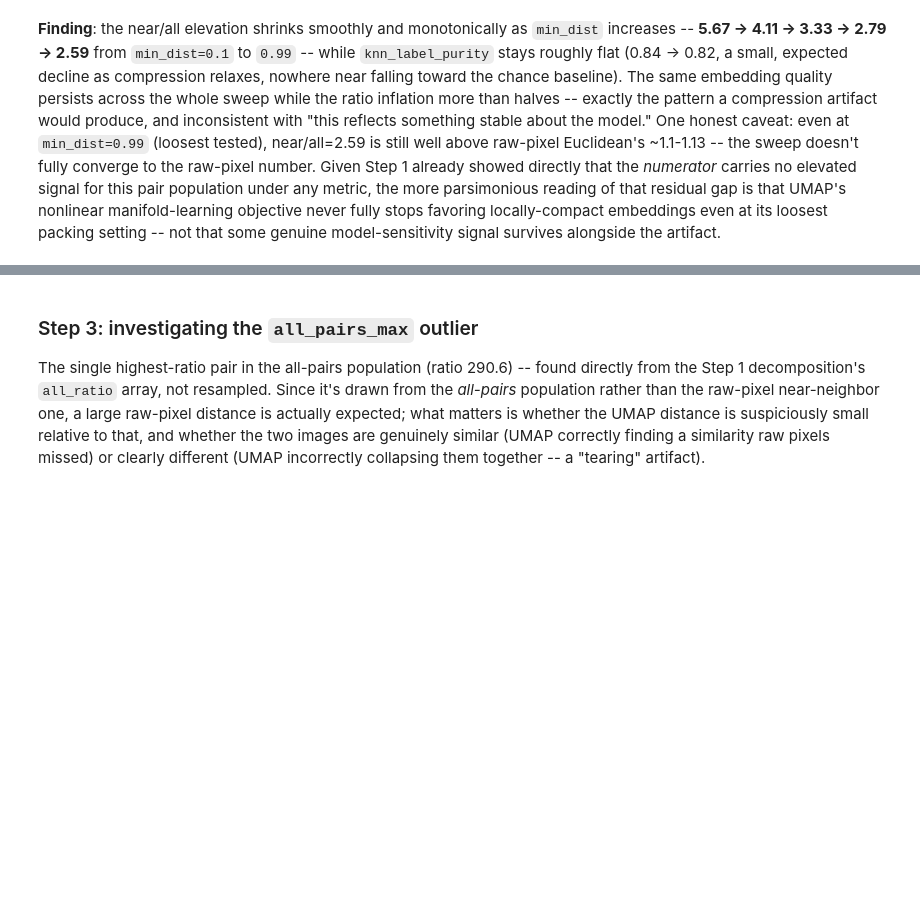
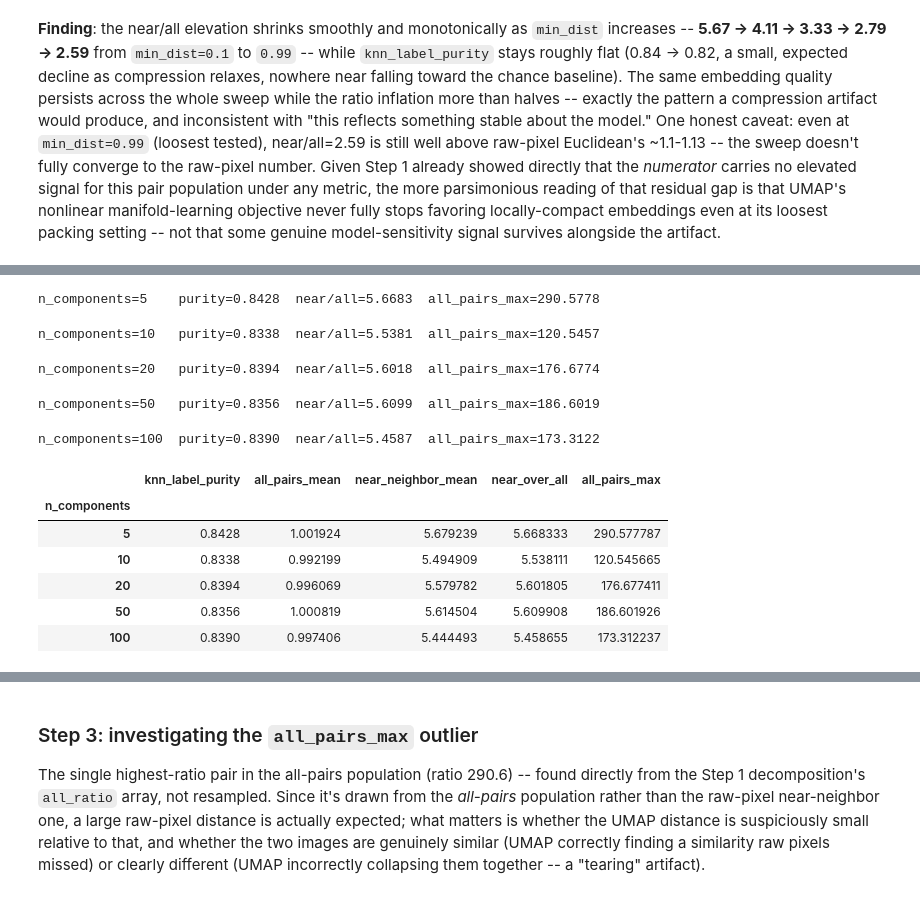
Before and after one commit to Kilobyte947/Datasig, a Jupyter notebook: mnist_lipschitz/notebook_umap.ipynb, the cells around one changed output, grey strips where cells are left out. Drawn from its saved outputs; the diff is of its cells as text; code cells hidden in the pictures; blank space fills up the shorter version.

```diff
--- a/mnist_lipschitz/notebook_umap.ipynb
+++ b/mnist_lipschitz/notebook_umap.ipynb
@@ -475,0 +489,35 @@ artifact.
+# %%
+ncomp_sweep_rows = []
+for n_components in [5, 10, 20, 50, 100]:
+    reducer = umap_embedding.fit_umap_embedding(dev.x_flat, n_components=n_components, seed=SEED,
+                                                   n_neighbors=15, min_dist=0.1)
+    embed_fn = umap_embedding.make_umap_embed_fn(reducer)
+    embedded_val = embed_fn(x_val)
+    purity = umap_embedding.knn_label_purity(embedded_val, y_val, k=5)
+
+    distance_fn = umap_embedding.make_umap_euclidean_distance_fn(reducer, x_reference=test.x_flat)
+    result = run_experiment.run_ratio_distribution_analysis(
+        lr_model, "logistic_regression", f"umap_ncomp{n_components}", test.x_flat, test.y, distance_fn,
+        n_points=1000, k_neighbors=5, seed=SEED, verbose=False)
+    s = result["summary"]
+    near_over_all = s["near_neighbor_mean"] / s["all_pairs_mean"]
+    ncomp_sweep_rows.append({"n_components": n_components, "knn_label_purity": purity,
+                              "all_pairs_mean": s["all_pairs_mean"], "near_neighbor_mean": s["near_neighbor_mean"],
+                              "near_over_all": near_over_all, "all_pairs_max": s["all_pairs_max"]})
+    print(f"n_components={n_components:<4} purity={purity:.4f}  near/all={near_over_all:.4f}  all_pairs_max={s['all_pairs_max']:.4f}")
+
+ncomp_sweep_df = pd.DataFrame(ncomp_sweep_rows).set_index("n_components")
+display(ncomp_sweep_df)
+# %% [output]
+n_components=5    purity=0.8428  near/all=5.6683  all_pairs_max=290.5778
+n_components=10   purity=0.8338  near/all=5.5381  all_pairs_max=120.5457
+n_components=20   purity=0.8394  near/all=5.6018  all_pairs_max=176.6774
+n_components=50   purity=0.8356  near/all=5.6099  all_pairs_max=186.6019
+n_components=100  purity=0.8390  near/all=5.4587  all_pairs_max=173.3122
+|  | knn_label_purity | all_pairs_mean | near_neighbor_mean | near_over_all | all_pairs_max |
+| n_components |  |  |  |  |  |
+| 5 | 0.8428 | 1.001924 | 5.679239 | 5.668333 | 290.577787 |
+| 10 | 0.8338 | 0.992199 | 5.494909 | 5.538111 | 120.545665 |
+| 20 | 0.8394 | 0.996069 | 5.579782 | 5.601805 | 176.677411 |
+| 50 | 0.8356 | 1.000819 | 5.614504 | 5.609908 | 186.601926 |
+| 100 | 0.8390 | 0.997406 | 5.444493 | 5.458655 | 173.312237 |
```
Also changed, not shown: parts of 3 cells of this notebook, 3 other files.
